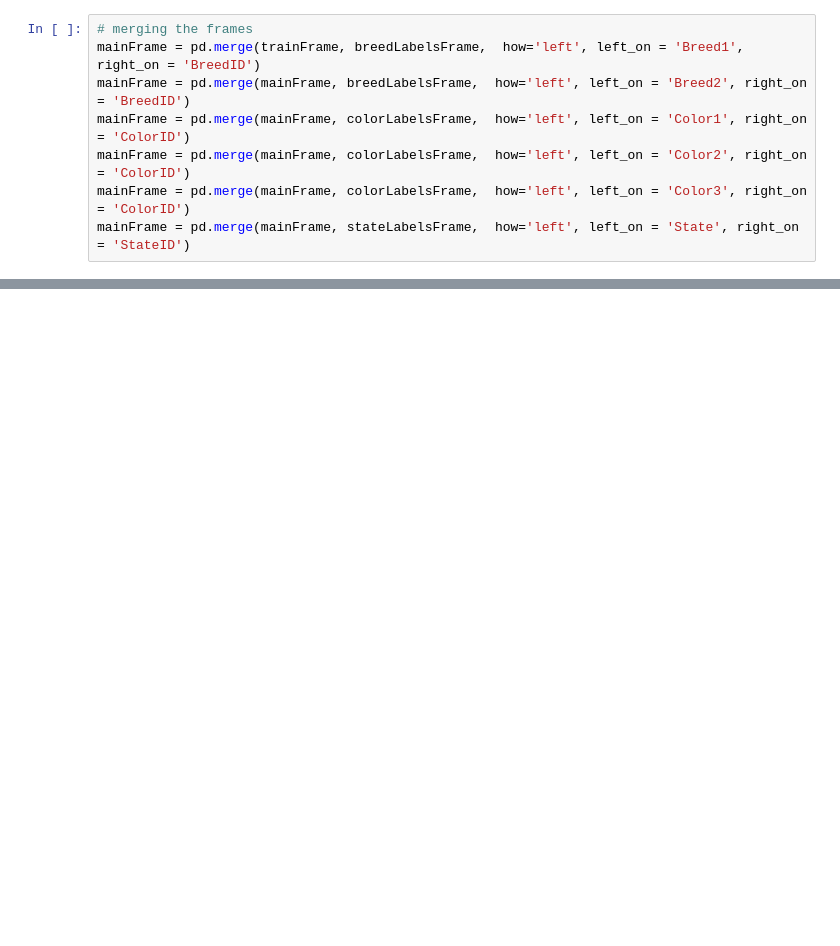
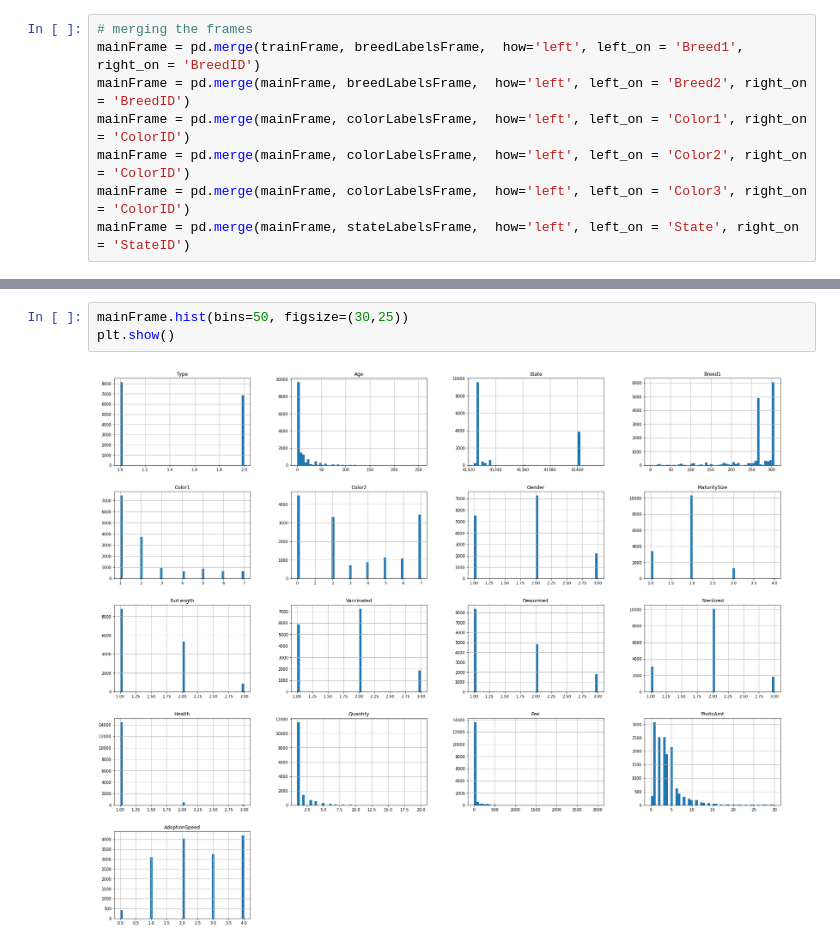
Before and after one commit to DianaI20/Pet_finder, a Jupyter notebook: Pet_finder.ipynb, the cells around one changed output, grey strips where cells are left out. Saved outputs shown, nothing was run; the diff lists cells and outputs as text; blank space fills up the shorter version.

```diff
--- a/Pet_finder.ipynb
+++ b/Pet_finder.ipynb
@@ -70,0 +192,5 @@ mainFrame
+# %%
+mainFrame.hist(bins=50, figsize=(30,25))
+plt.show()
+# %% [output]
+[figure, added]
```
Also changed, not shown: parts of 29 cells of this notebook.
